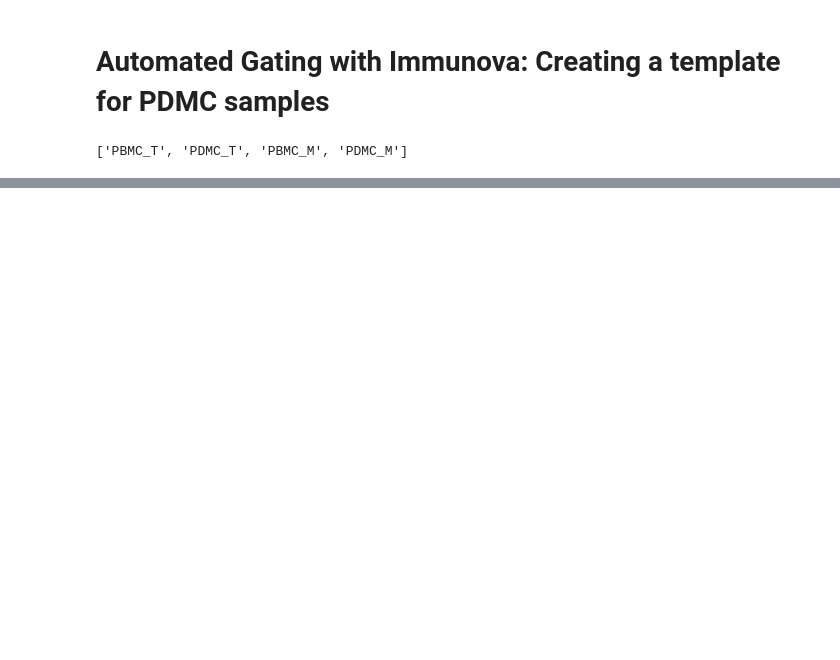
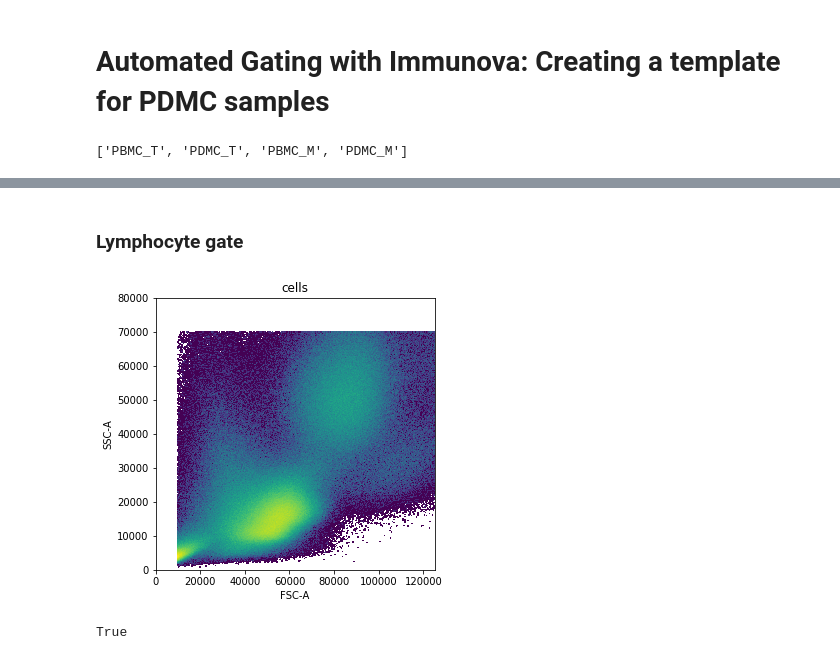
Before and after one commit to burtonrj/CytoPy, a Jupyter notebook: Automated_Gating_2.ipynb, the cells around one changed output, grey strips where cells are left out. Saved outputs shown, nothing was run; the diff lists cells and outputs as text; code cells hidden in the pictures; blank space fills up the shorter version.

```diff
--- a/Automated_Gating_2.ipynb
+++ b/Automated_Gating_2.ipynb
@@ -27,0 +40,12 @@ TypeError: unhashable type: 'dict'
+# %% [markdown]
+<h3>Lymphocyte gate</h3>
+# %%
+_ = t_template.plot_population('cells', x='FSC-A', y='SSC-A', xlim=(0,125000), ylim=(0,80000))
+# %% [output]
+[figure, added]
+# %%
+kwargs=dict(target=(50000,15000), k=4)
+t_template.create_gate(gate_name='lymphocyte_gate', children=['lymphocytes'], parent='cells', x='FSC-A',
+                      y='SSC-A', func='mm_gate', func_args=kwargs, gate_type='geom')
+# %% [output]
+True
```
Also changed, not shown: parts of 28 cells of this notebook, 5 other files.
